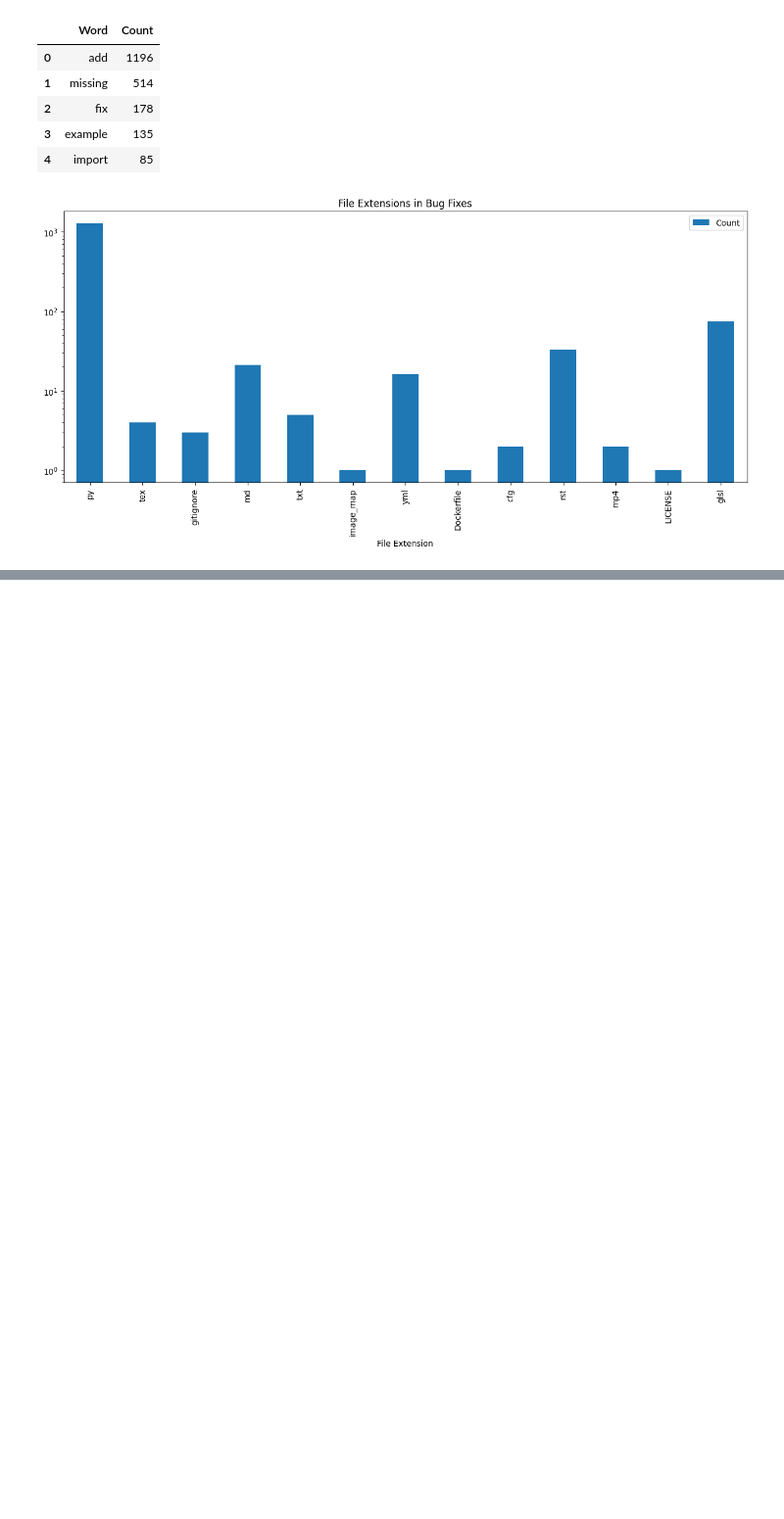
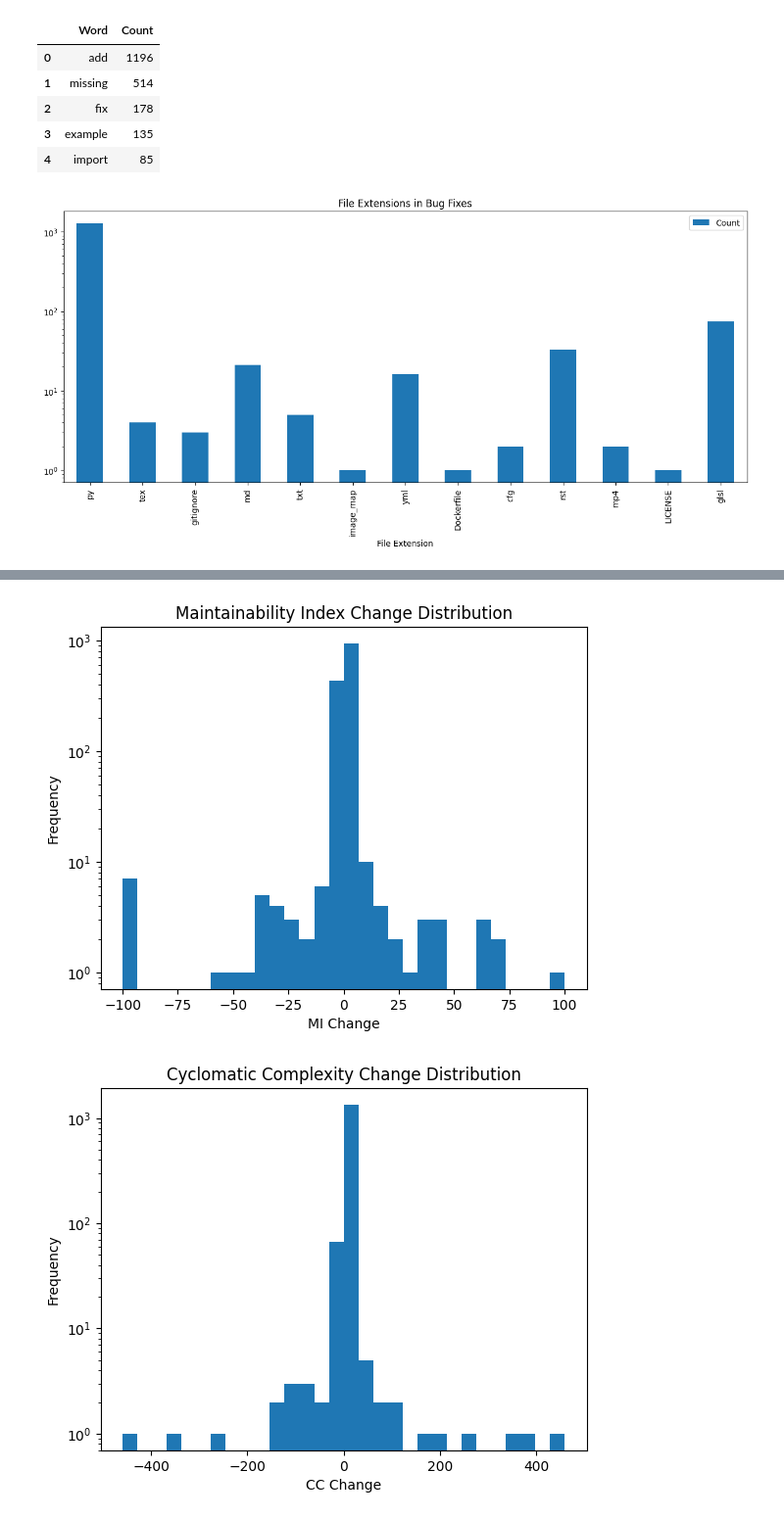
Before and after one commit to Karan-Gandhi/CS202-Assignment-3, a Jupyter notebook: partb.ipynb, the cells around one changed output, grey strips where cells are left out. Shown: that part at 98% size. Saved outputs shown, nothing was run; the diff lists cells and outputs as text; code cells hidden in the pictures; blank space fills up the shorter version.

```diff
--- a/partb.ipynb
+++ b/partb.ipynb
@@ -126,0 +143,22 @@ bugfix_files.head()
+# %%
+plt.hist(bugfix_files['MI_Change'], bins=30)
+plt.title('Maintainability Index Change Distribution')
+plt.xlabel('MI Change')
+plt.ylabel('Frequency')
+plt.yscale('log')
+plt.show()
+plt.hist(bugfix_files['CC_Change'], bins=30)
+plt.title('Cyclomatic Complexity Change Distribution')
+plt.xlabel('CC Change')
+plt.ylabel('Frequency')
+plt.yscale('log')
+plt.show()
+plt.hist(bugfix_files['LOC_Change'], bins=30)
+plt.title('Lines of Code Change Distribution')
+plt.xlabel('LOC Change')
+plt.ylabel('Frequency')
+plt.yscale('log')
+plt.show()
+# %% [output]
+[figure, added]
+[figure, added]
```
Also changed, not shown: parts of 15 cells of this notebook, 3 other files.
